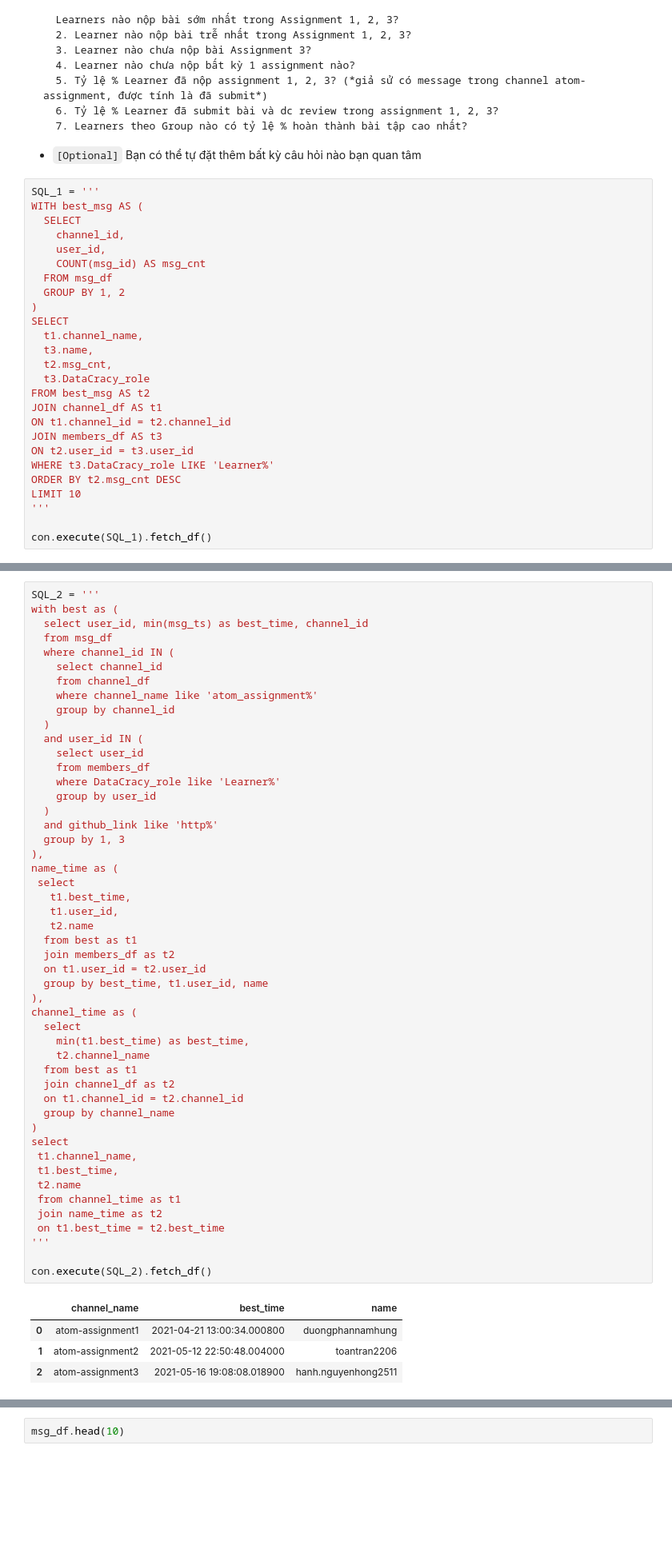
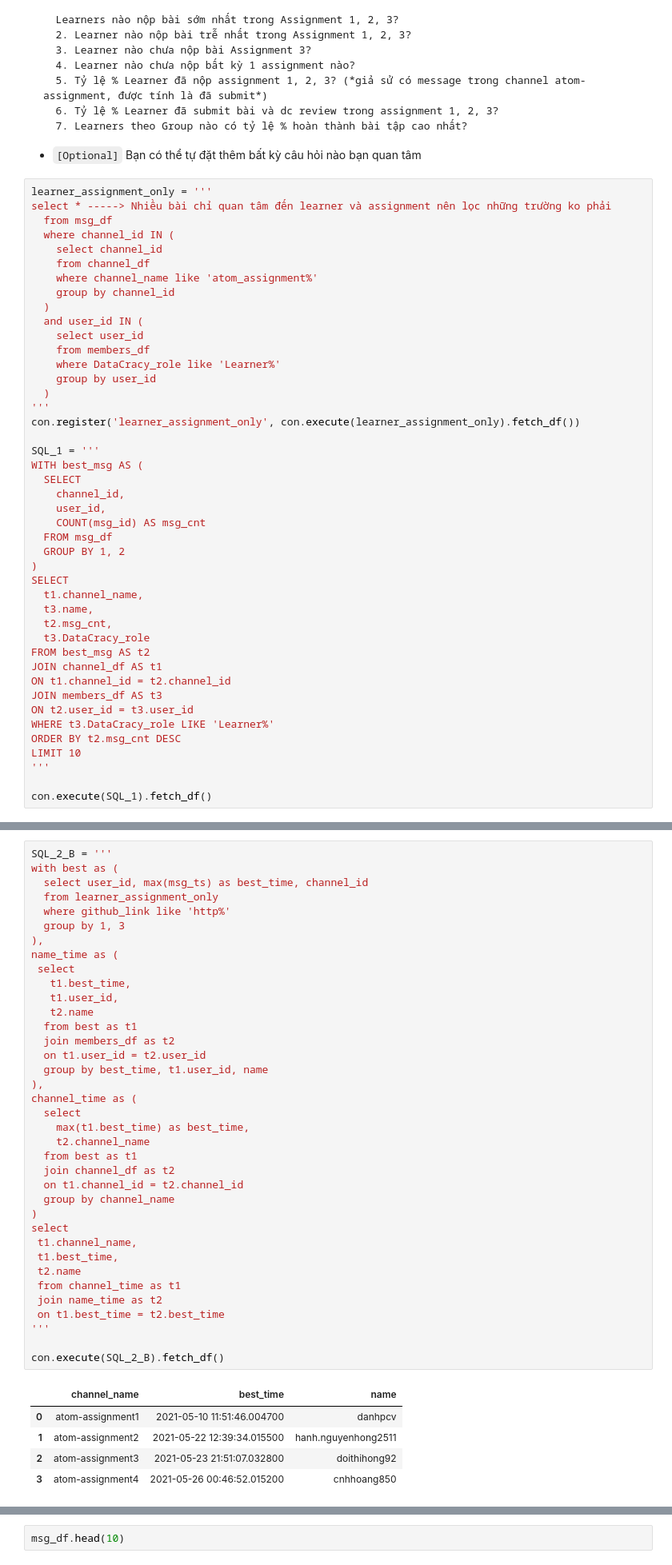
Before and after one commit to cnhhoang850/atom-assignments, a Jupyter notebook: assignment_4/home_assignment_4.ipynb, the cells around one changed output, grey strips where cells are left out. Shown: that part at 80% size. Saved outputs shown, nothing was run; the diff lists cells and outputs as text; blank space fills up the shorter version.

````diff
--- a/assignment_4/home_assignment_4.ipynb
+++ b/assignment_4/home_assignment_4.ipynb
@@ -654,6 +687,24 @@ con.execute(SQL).fetch_df()
 ```
 * `[Optional]` Bạn có thể tự đặt thêm bất kỳ câu hỏi nào bạn quan tâm
 # %%
+learner_assignment_only = '''
+select * -----> Nhiều bài chỉ quan tâm đến learner và assignment nên lọc những trường ko phải
+  from msg_df
+  where channel_id IN (
+    select channel_id
+    from channel_df
+    where channel_name like 'atom_assignment%'
+    group by channel_id
+  )
+  and user_id IN (
+    select user_id
+    from members_df
+    where DataCracy_role like 'Learner%'
+    group by user_id
+  )
+'''
+con.register('learner_assignment_only', con.execute(learner_assignment_only).fetch_df())
+
 SQL_1 = '''
 WITH best_msg AS (
   SELECT
@@ -694,54 +788,43 @@ con.execute(SQL_1).fetch_df()
 # %%
-SQL_2 = '''
+SQL_2_B = '''
 with best as (
-  select user_id, min(msg_ts) as best_time, channel_id
-  from msg_df
-  where channel_id IN (
-    select channel_id
-    from channel_df
-    where channel_name like 'atom_assignment%'
-    group by channel_id
-  )
-  and user_id IN (
-    select user_id
-    from members_df
-    where DataCracy_role like 'Learner%'
-    group by user_id
-  )
-  and github_link like 'http%'
+  select user_id, max(msg_ts) as best_time, channel_id
+  from learner_assignment_only
+  where github_link like 'http%'
   group by 1, 3
 ),
 name_time as (
  select
    t1.best_time,
    t1.user_id,
    t2.name
   from best as t1
   join members_df as t2
   on t1.user_id = t2.user_id
   group by best_time, t1.user_id, name
 ),
 channel_time as (
   select
-    min(t1.best_time) as best_time,
+    max(t1.best_time) as best_time,
     t2.channel_name
   from best as t1
   join channel_df as t2
   on t1.channel_id = t2.channel_id
   group by channel_name
 )
 select
  t1.channel_name,
  t1.best_time,
  t2.name
  from channel_time as t1
  join name_time as t2
  on t1.best_time = t2.best_time
 '''
 
-con.execute(SQL_2).fetch_df()
+con.execute(SQL_2_B).fetch_df()
 # %% [output]
 |  | channel_name | best_time | name |
-| 0 | atom-assignment1 | 2021-04-21 13:00:34.000800 | duongphannamhung |
-| 1 | atom-assignment2 | 2021-05-12 22:50:48.004000 | toantran2206 |
-| 2 | atom-assignment3 | 2021-05-16 19:08:08.018900 | hanh.nguyenhong2511 |
+| 0 | atom-assignment1 | 2021-05-10 11:51:46.004700 | danhpcv |
+| 1 | atom-assignment2 | 2021-05-22 12:39:34.015500 | hanh.nguyenhong2511 |
+| 2 | atom-assignment3 | 2021-05-23 21:51:07.032800 | doithihong92 |
+| 3 | atom-assignment4 | 2021-05-26 00:46:52.015200 | cnhhoang850 |
````
Also changed, not shown: parts of 22 cells of this notebook.
